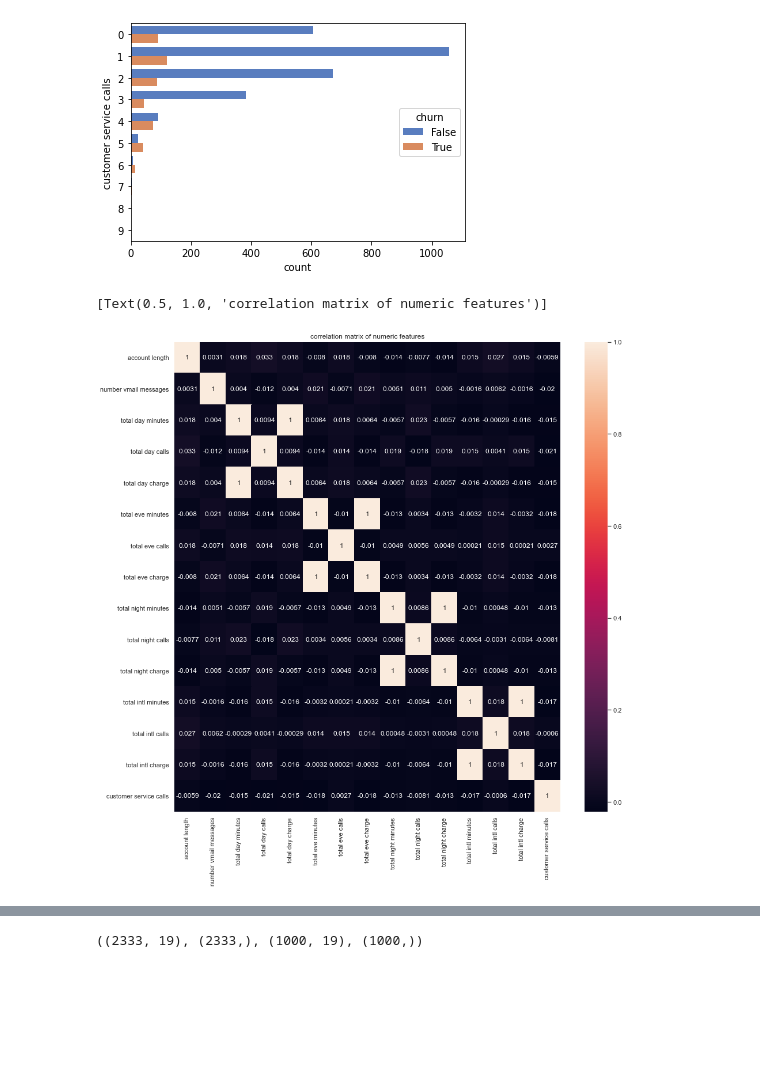
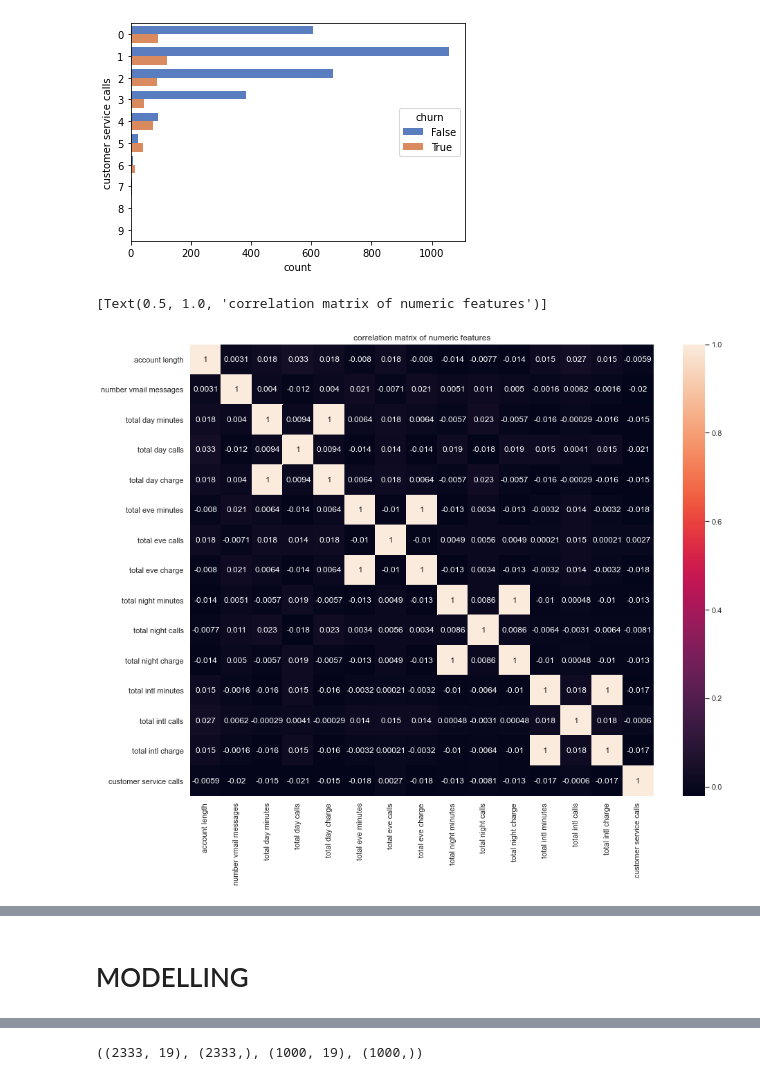
Before and after one commit to TULINYE/Churns_Telcom, a Jupyter notebook: Untitled.ipynb, the cells around one changed output, grey strips where cells are left out. Cells and saved outputs as stored; diff of their text form; code cells hidden in the pictures; blank space fills up the shorter version.

```diff
--- a/Untitled.ipynb
+++ b/Untitled.ipynb
@@ -226,16 +232,16 @@ sns.countplot(y='customer service calls', hue='churn', data=df)
 # %%
 #checking for correlation between the the data given
 num = ['account length', 'number vmail messages','total day minutes', 'total day calls',
        'total day charge', 'total eve minutes', 'total eve calls', 'total eve charge',
        'total night minutes', 'total night calls', 'total night charge','total intl minutes',
        'total intl calls', 'total intl charge', 'customer service calls'] # numeric features
 cr = df[num].corr(method='spearman') # calculate correlation matrice
 
-plt.figure(figsize=(15,15))
+plt.figure(figsize=(15,12))
 sns.set(font_scale=1)
 sns.heatmap(cr, annot=True).set(title='correlation matrix of numeric features')
 # %% [output]
 [Text(0.5, 1.0, 'correlation matrix of numeric features')]
-[figure, old version]
+[figure, new version]
 # %% [markdown]
 -We ca see high correlation between voice mail and voice message meaning if the customer doesnt answer it goes to voice mail.
@@ -242,4 +249,6 @@ sns.heatmap(cr, annot=True).set(title='correlation matrix of numeric features')
 -Correlation between the total day/eve/night/intl charge and total day/eve/night/intl minutes we can assume they charge per call time.
+# %% [markdown]
+# MODELLING
 # %%
 label_encoder = preprocessing.LabelEncoder()
 
```
Also changed, not shown: parts of 25 cells of this notebook.
